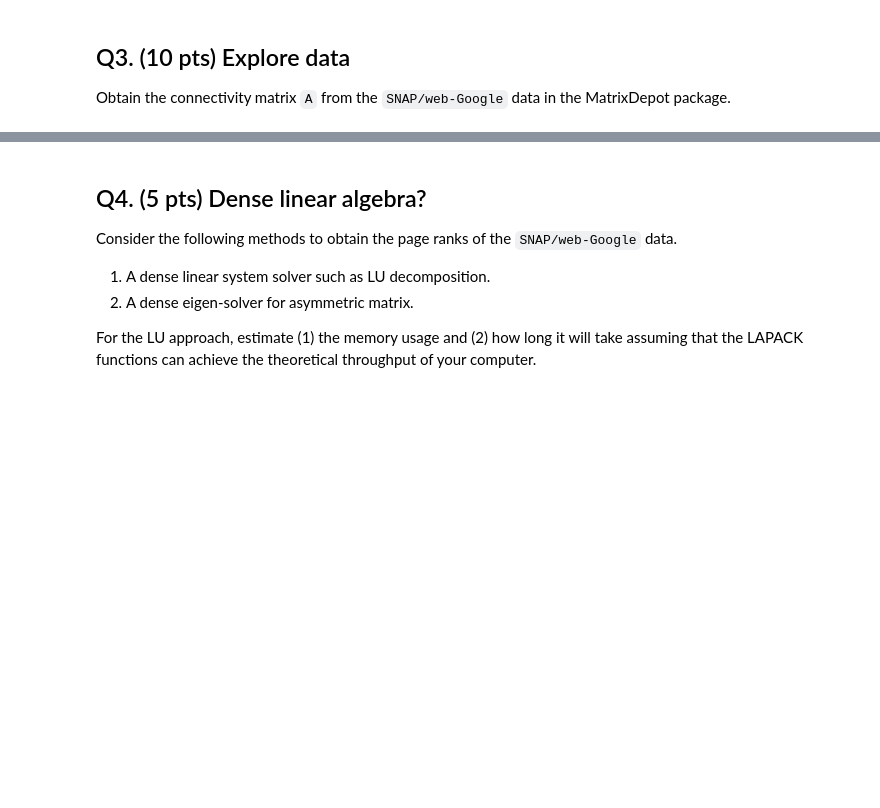
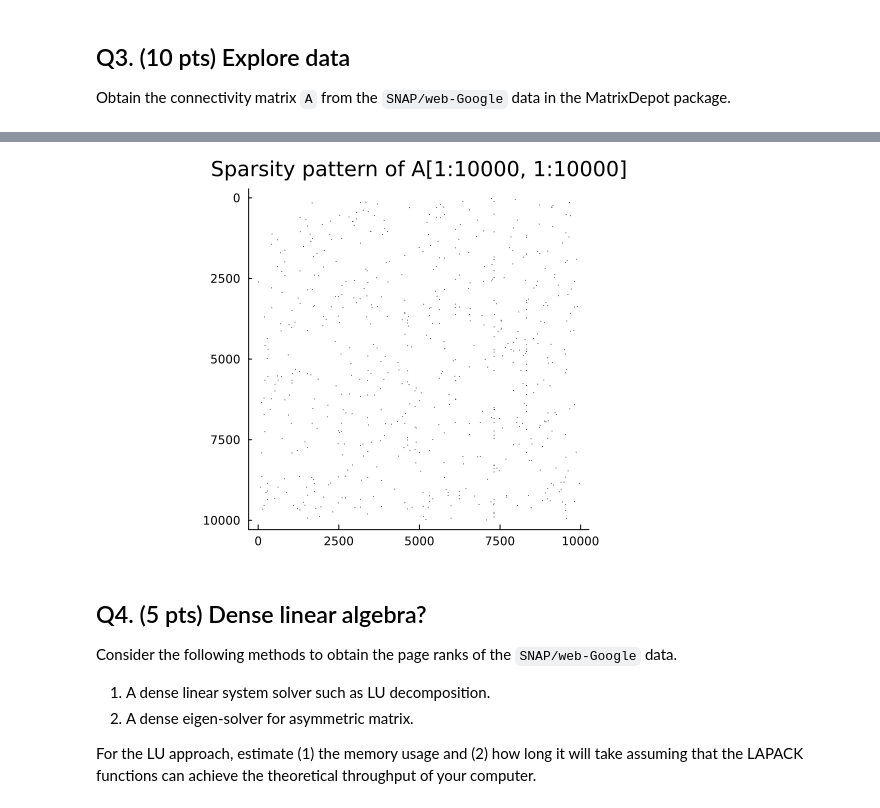
Before and after one commit to Yingxin-Z/biostat-m257-2026-spring, a Jupyter notebook: hw4/hw4.ipynb, the cells around one changed output, grey strips where cells are left out. Drawn from its saved outputs; the diff is of its cells as text; code cells hidden in the pictures; blank space fills up the shorter version.

```diff
--- a/hw4/hw4.ipynb
+++ b/hw4/hw4.ipynb
@@ -157,3 +367,10 @@ Compute summary statistics:
+# %%
+# Sparsity pattern
+spy(A[1:10000, 1:10000],
+    markersize = 0.5,
+    title = "Sparsity pattern of A[1:10000, 1:10000]")
+# %% [output]
+[figure, added]
 # %% [markdown]
 ## Q4. (5 pts) Dense linear algebra?
 
```
Also changed, not shown: parts of 15 cells of this notebook, 1 other file.
